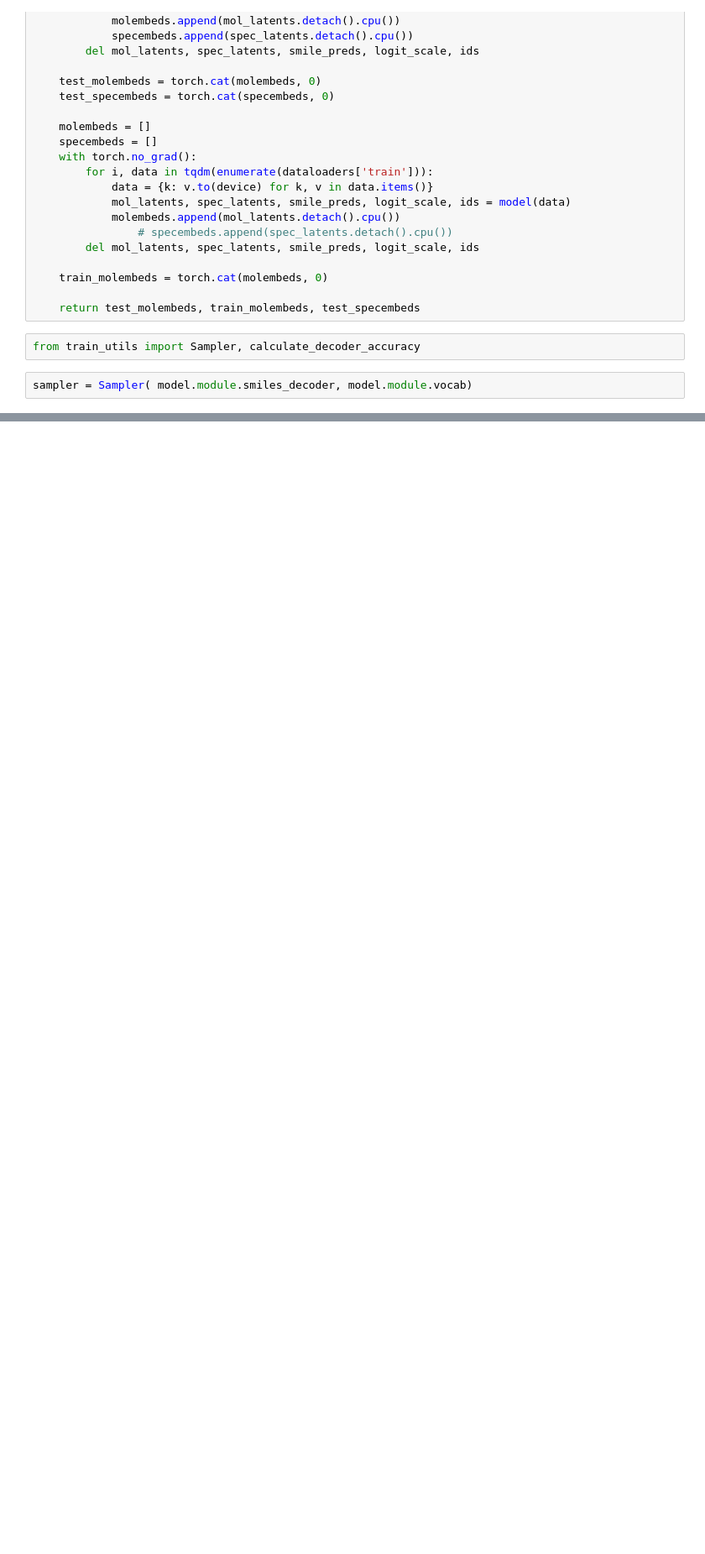
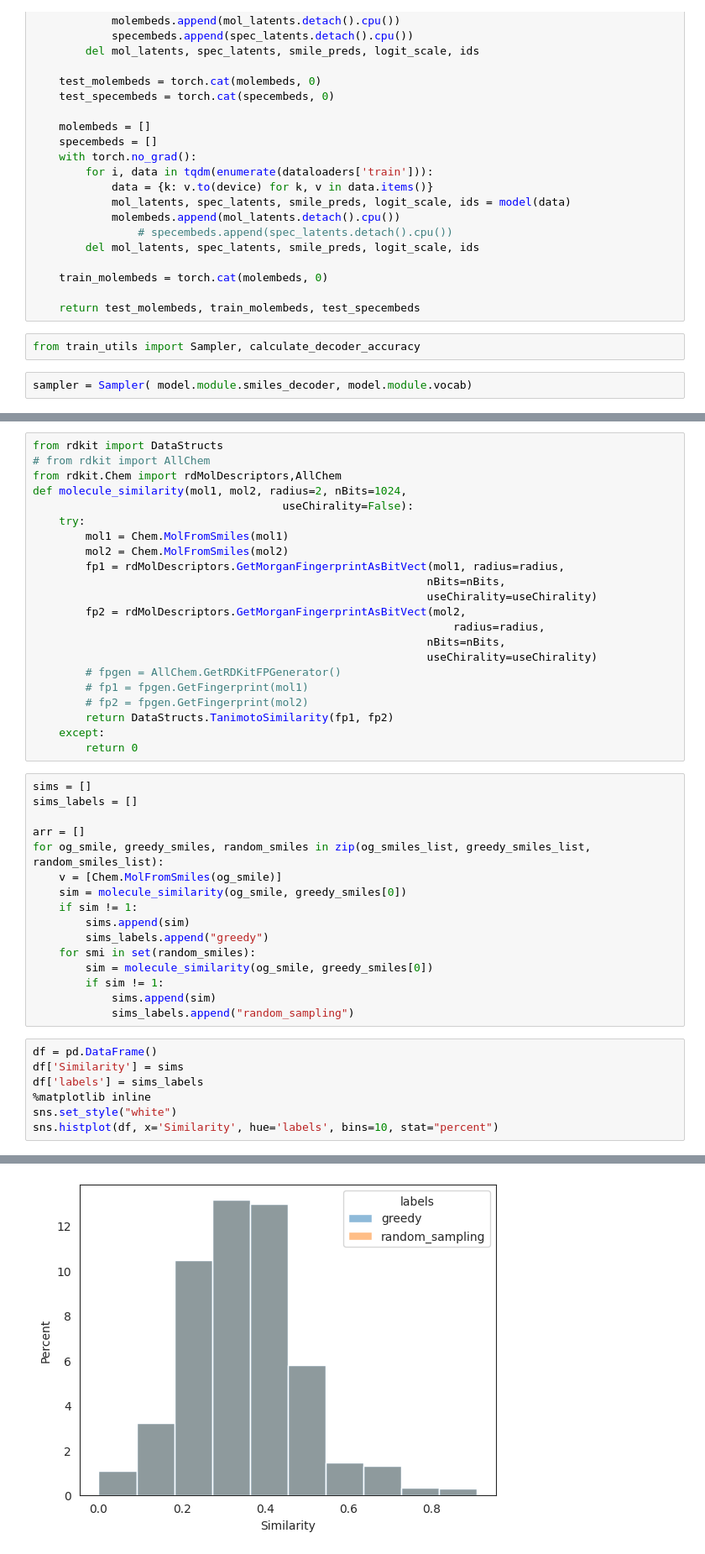
Before and after one commit to kganeshchandan/CLIP_FULL, a Jupyter notebook: visualizations_3.ipynb, the cells around one changed output, grey strips where cells are left out. Shown at 84% size. Saved outputs shown, nothing was run; the diff lists cells and outputs as text; blank space fills up the shorter version.

Commit message:
added some figures

```diff
--- a/visualizations_3.ipynb
+++ b/visualizations_3.ipynb
@@ -157,0 +224,46 @@ NameError: name 'random_smiles_list' is not defined
+# %%
+from rdkit import DataStructs
+# from rdkit import AllChem
+from rdkit.Chem import rdMolDescriptors,AllChem
+def molecule_similarity(mol1, mol2, radius=2, nBits=1024,
+                                      useChirality=False):
+    try:
+        mol1 = Chem.MolFromSmiles(mol1)
+        mol2 = Chem.MolFromSmiles(mol2)
+        fp1 = rdMolDescriptors.GetMorganFingerprintAsBitVect(mol1, radius=radius,
+                                                            nBits=nBits,
+                                                            useChirality=useChirality)
+        fp2 = rdMolDescriptors.GetMorganFingerprintAsBitVect(mol2,
+                                                                radius=radius,
+                                                            nBits=nBits,
+                                                            useChirality=useChirality)
+        # fpgen = AllChem.GetRDKitFPGenerator()
+        # fp1 = fpgen.GetFingerprint(mol1)
+        # fp2 = fpgen.GetFingerprint(mol2)
+        return DataStructs.TanimotoSimilarity(fp1, fp2)
+    except:
+        return 0
+# %%
+sims = []
+sims_labels = []
+
+arr = []
+for og_smile, greedy_smiles, random_smiles in zip(og_smiles_list, greedy_smiles_list, random_smiles_list):
+    v = [Chem.MolFromSmiles(og_smile)]
+    sim = molecule_similarity(og_smile, greedy_smiles[0])
+    if sim != 1:
+        sims.append(sim)
+        sims_labels.append("greedy")
+    for smi in set(random_smiles):
+        sim = molecule_similarity(og_smile, greedy_smiles[0])
+        if sim != 1:
+            sims.append(sim)
+            sims_labels.append("random_sampling")
+# %%
+df = pd.DataFrame()
+df['Similarity'] = sims
+df['labels'] = sims_labels
+%matplotlib inline
+sns.set_style("white")
+sns.histplot(df, x='Similarity', hue='labels', bins=10, stat="percent")
+# %% [output]
@@ -157,0 +271 @@ NameError: name 'random_smiles_list' is not defined
+[figure, added]
```
Also changed, not shown: parts of 27 cells of this notebook, 5 other files.
